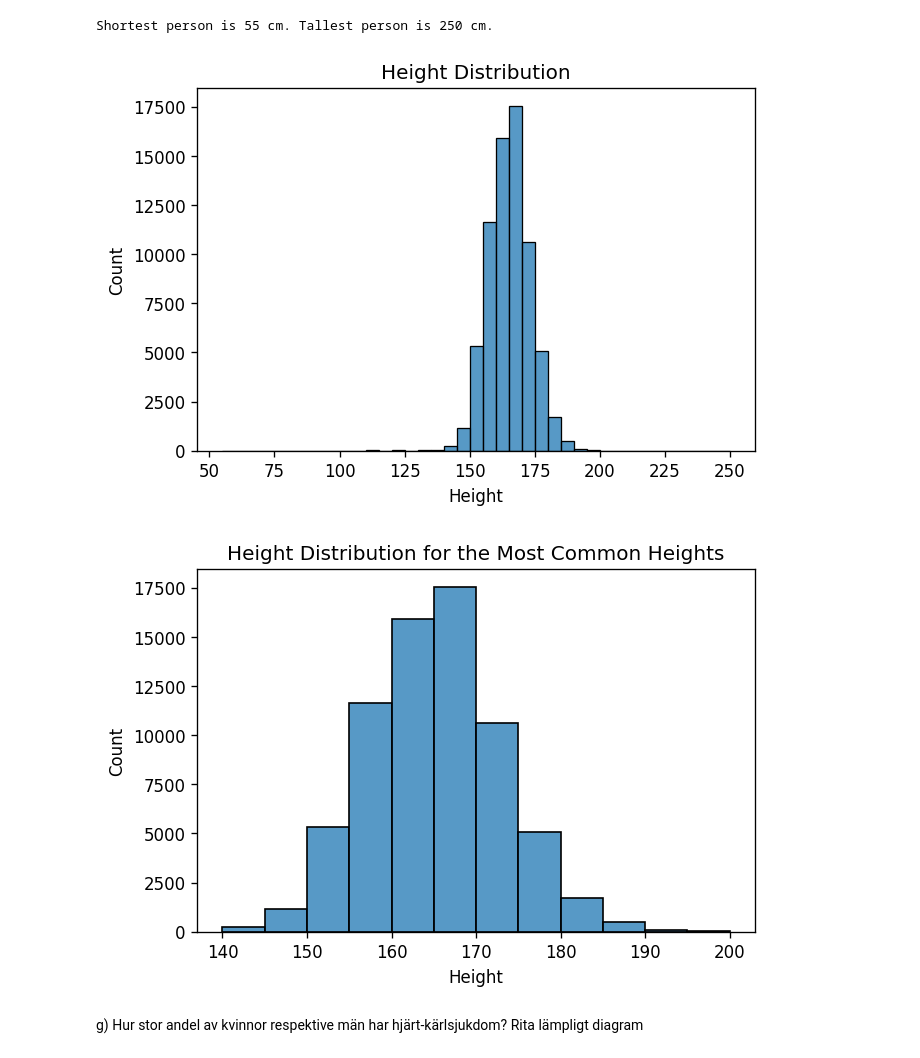
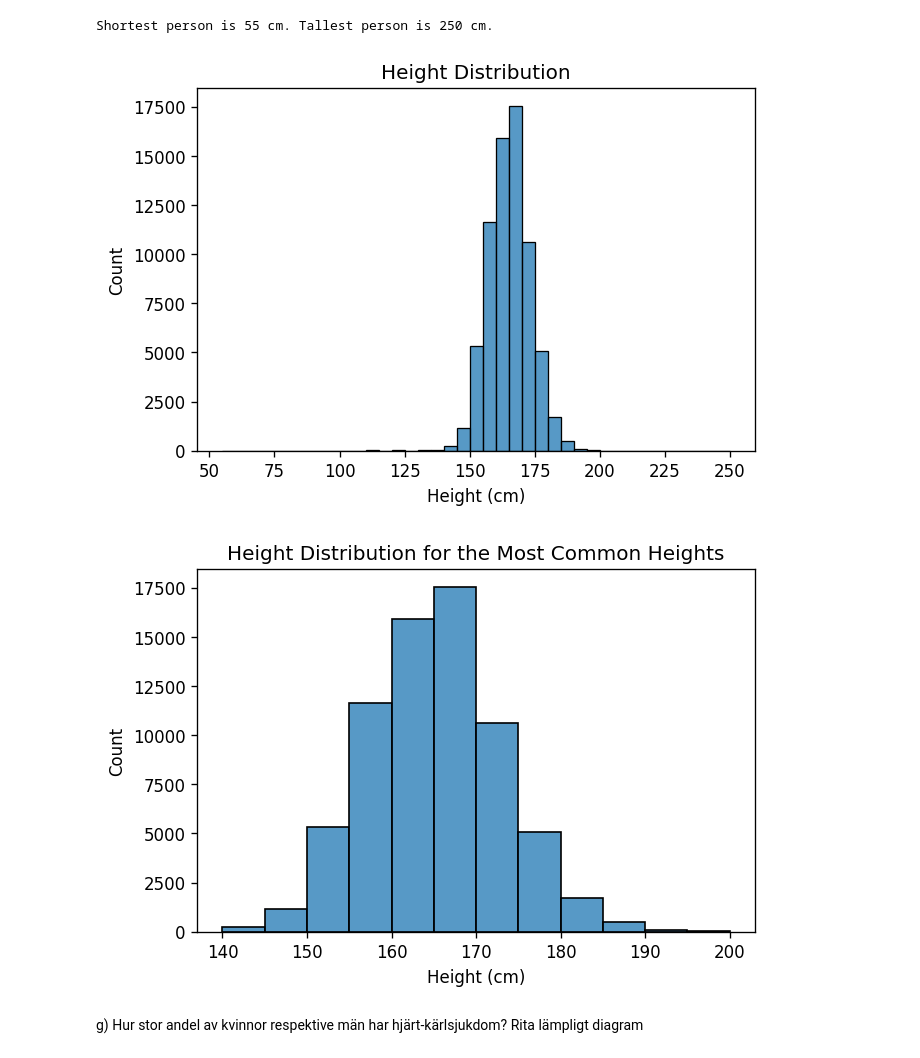
Before and after one commit to Anna-MariaSjolund/Machine-learning, a Jupyter notebook: labs/lab_disease_prediction.ipynb, the cells around one changed output. Cells and saved outputs as stored; diff of their text form; code cells hidden in the pictures.

```diff
--- a/labs/lab_disease_prediction.ipynb
+++ b/labs/lab_disease_prediction.ipynb
@@ -171,15 +172,15 @@ Shortest person is 55 cm. Tallest person is 250 cm.
 # %%
 fig = plt.figure(dpi=120)
 ax = sns.histplot(df_cardio["height"], bins=range(55, 255, 5))
-_ = ax.set(title="Height Distribution", xlabel="Height")
+ax.set(title="Height Distribution", xlabel="Height (cm)");
 # %% [output]
-[figure, old version]
+[figure, new version]
 # %%
 fig = plt.figure(dpi=120)
 ax = sns.histplot(df_cardio["height"], bins=range(140, 205, 5))
-_ = ax.set(title="Height Distribution for the Most Common Heights", xlabel="Height")
+_ = ax.set(title="Height Distribution for the Most Common Heights", xlabel="Height (cm)")
 # %% [output]
-[figure, old version]
+[figure, new version]
 # %% [markdown]
 g) Hur stor andel av kvinnor respektive män har hjärt-kärlsjukdom? Rita lämpligt diagram
 # %%
```
Also changed, not shown: parts of 59 cells of this notebook.
